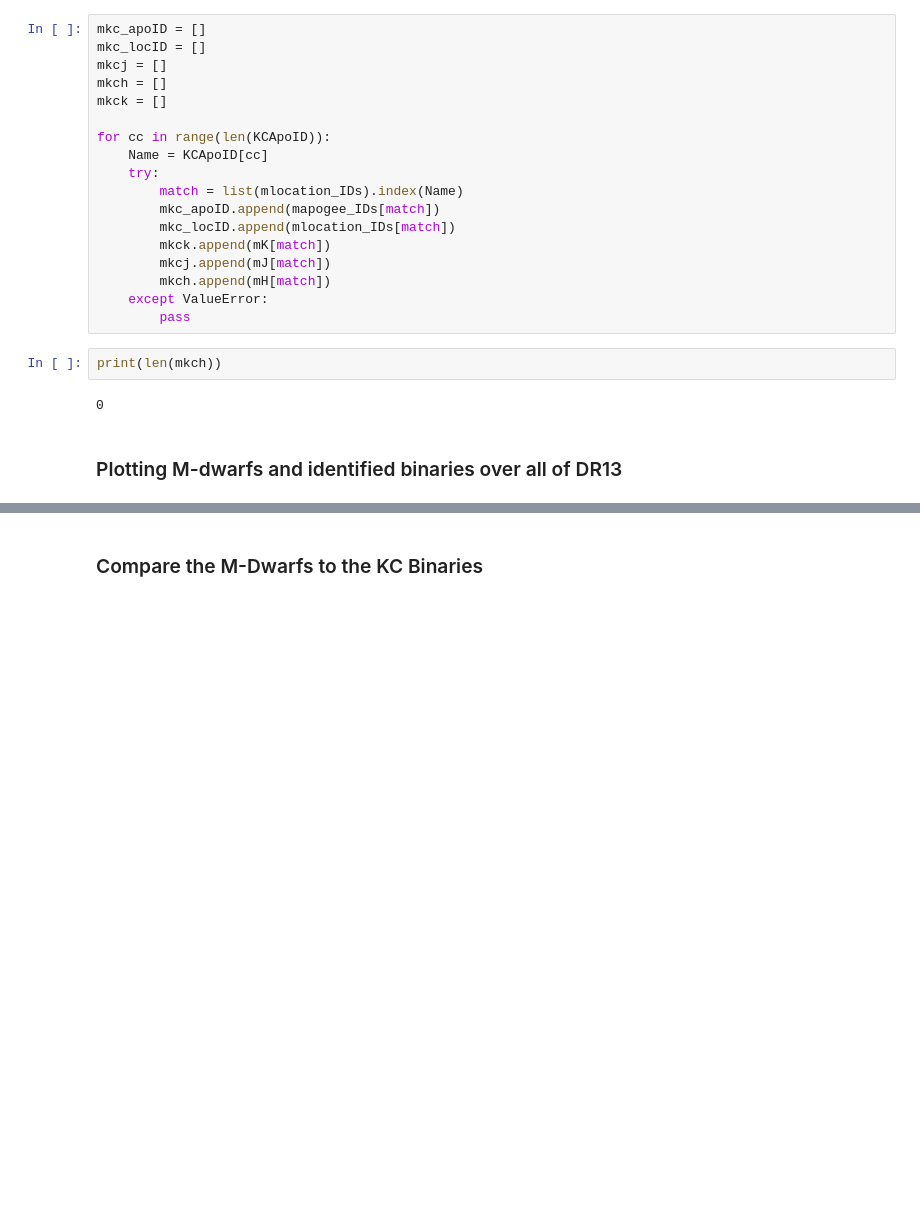
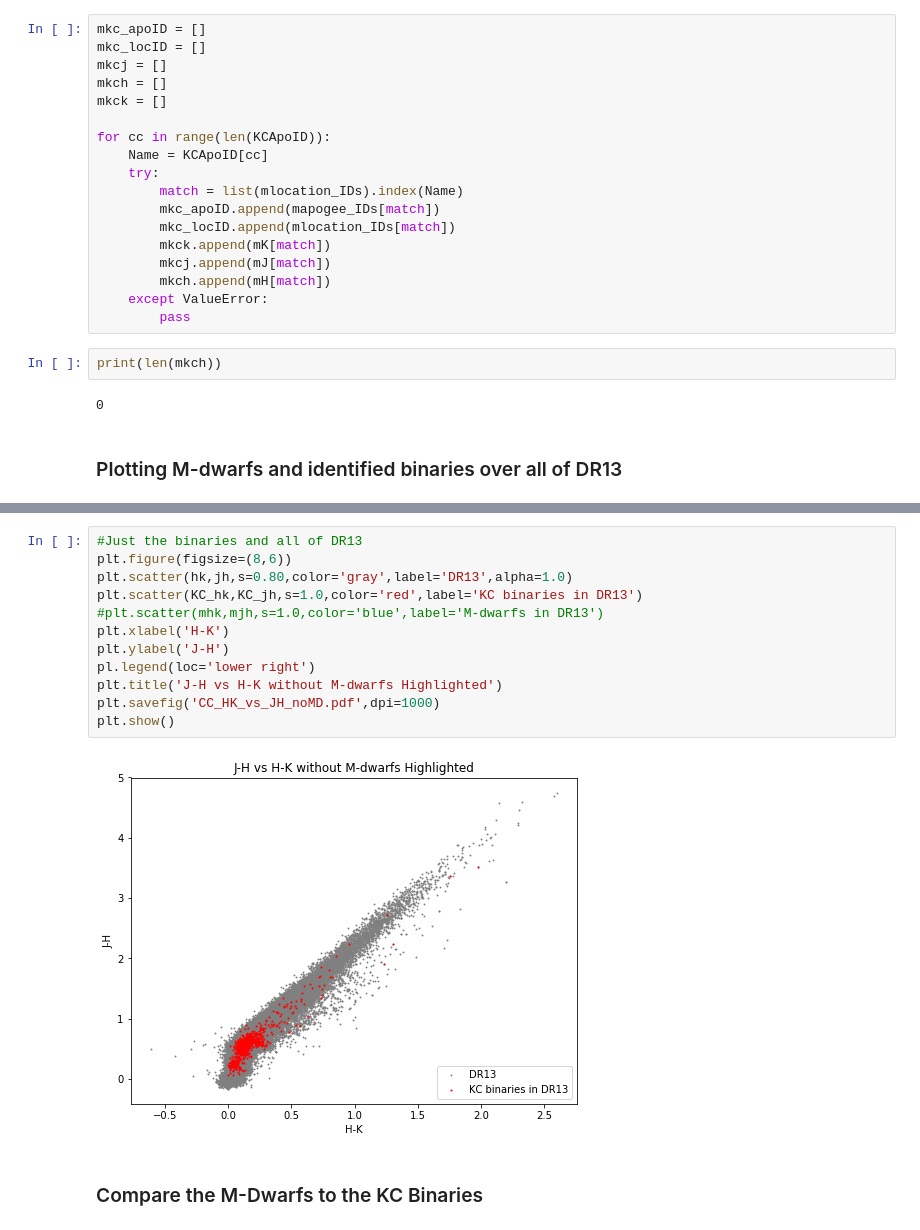
Before and after one commit to reynaa2/Routine, a Jupyter notebook: DR13_Color_Color_Diagrams.ipynb, the cells around one changed output, grey strips where cells are left out. Saved outputs shown, nothing was run; the diff lists cells and outputs as text; blank space fills up the shorter version.

```diff
--- a/DR13_Color_Color_Diagrams.ipynb
+++ b/DR13_Color_Color_Diagrams.ipynb
@@ -288,3 +288,17 @@ plt.show()
+# %%
+#Just the binaries and all of DR13
+plt.figure(figsize=(8,6))
+plt.scatter(hk,jh,s=0.80,color='gray',label='DR13',alpha=1.0)
+plt.scatter(KC_hk,KC_jh,s=1.0,color='red',label='KC binaries in DR13')
+#plt.scatter(mhk,mjh,s=1.0,color='blue',label='M-dwarfs in DR13')
+plt.xlabel('H-K')
+plt.ylabel('J-H')
+pl.legend(loc='lower right')
+plt.title('J-H vs H-K without M-dwarfs Highlighted')
+plt.savefig('CC_HK_vs_JH_noMD.pdf',dpi=1000)
+plt.show()
+# %% [output]
+[figure, added]
 # %% [markdown]
 ### Compare the M-Dwarfs to the KC Binaries
 # %%
```
Also changed, not shown: parts of 12 cells of this notebook, 3 other files.
